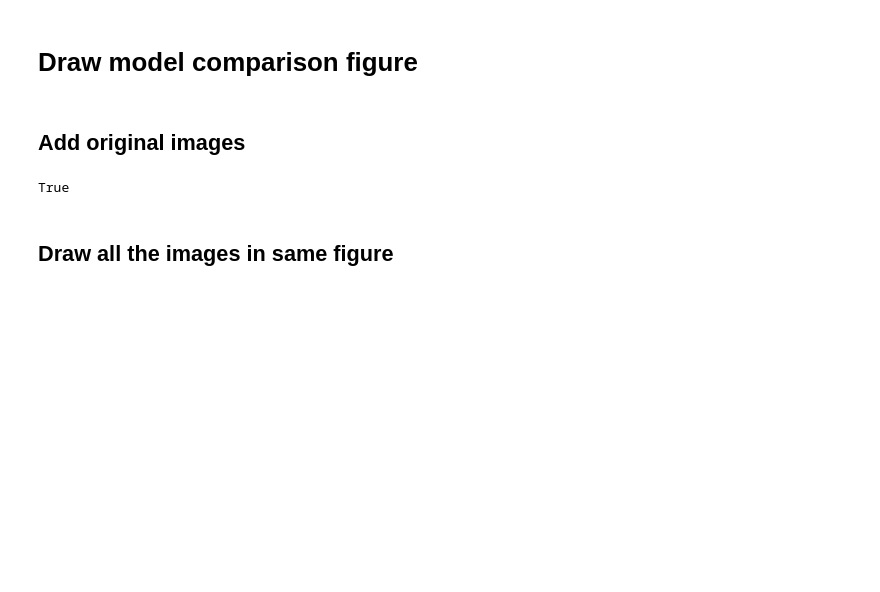
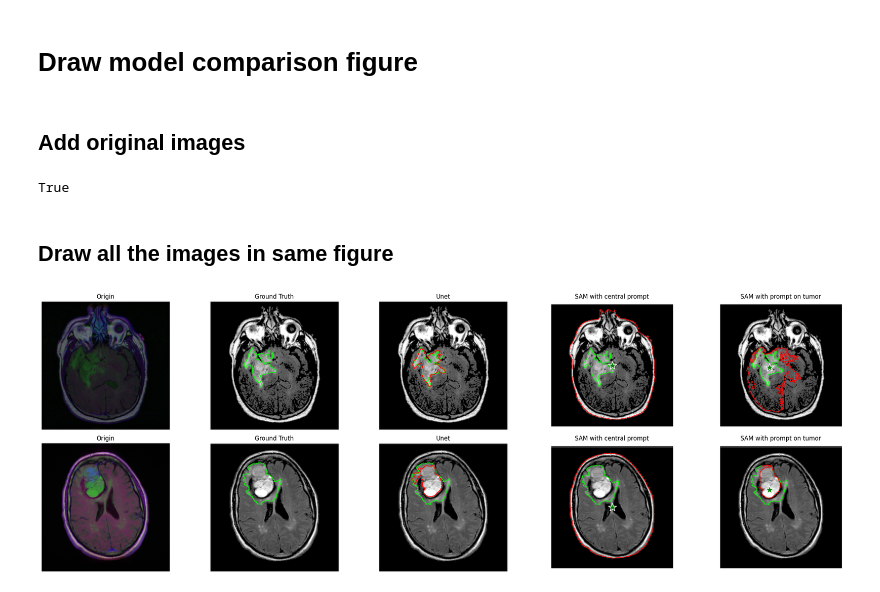
Before and after one commit to Jn-Huang/545_project_brain_segmentation, a Jupyter notebook: notebooks/model_comp_figure.ipynb, the cells around one changed output. Cells and saved outputs as stored; diff of their text form; code cells hidden in the pictures; blank space fills up the shorter version.

```diff
--- a/notebooks/model_comp_figure.ipynb
+++ b/notebooks/model_comp_figure.ipynb
@@ -33,3 +33,45 @@ cv2.imwrite('../images/model_comp_TCGA_DU_7014_19860618_origin.png', image)
 True
 # %% [markdown]
 ## Draw all the images in same figure
+# %%
+import matplotlib.pyplot as plt
+import matplotlib.image as mpimg
+
+image_names = [
+    "../images/model_comp_TCGA_DU_7014_19860618_origin.png",
+    "../images/model_comp_TCGA_DU_7014_19860618_y_true.png",
+    "../images/model_comp_TCGA_DU_7014_19860618_unet.png",
+    "../images/model_comp_TCGA_DU_7014_19860618_SAM.png",
+    "../images/model_comp_TCGA_DU_7014_19860618_SAM_tumor.png",
+    "../images/model_comp_TCGA_HT_7616_19940813_origin.png",
+    "../images/model_comp_TCGA_HT_7616_19940813_y_true.png",
+    "../images/model_comp_TCGA_HT_7616_19940813_unet.png",
+    "../images/model_comp_TCGA_HT_7616_19940813_SAM.png",
+    "../images/model_comp_TCGA_HT_7616_19940813_SAM_tumor.png"]
+
+
+image_labels = [
+    "Origin",
+    "Ground Truth",
+    "Unet",
+    "SAM with central prompt",
+    "SAM with prompt on tumor",
+]
+
+fig, axes = plt.subplots(nrows=2, ncols=5, figsize=(24, 8))
+
+for i, ax in enumerate(axes.flatten()):
+    img = mpimg.imread(image_names[i])
+    ax.imshow(img)
+
+    if i % 5 < len(image_labels):
+        ax.set_title(image_labels[i % 5])
+    else:
+        ax.set_title("")
+
+    ax.axis('off')
+
+plt.tight_layout()
+plt.show()
+# %% [output]
+[figure, added]
```
Also changed, not shown: 7 other files.
